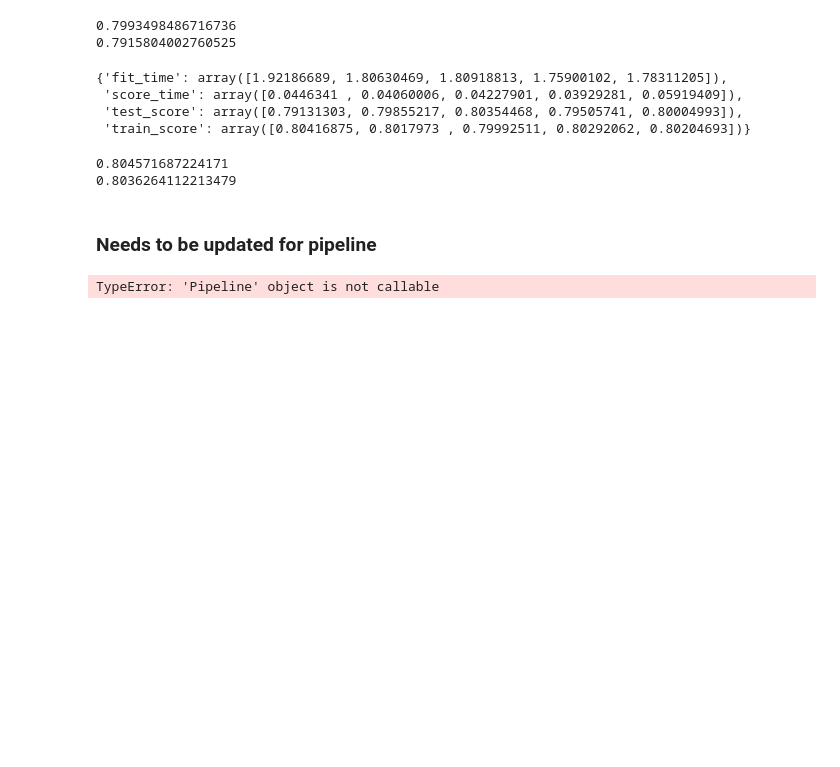
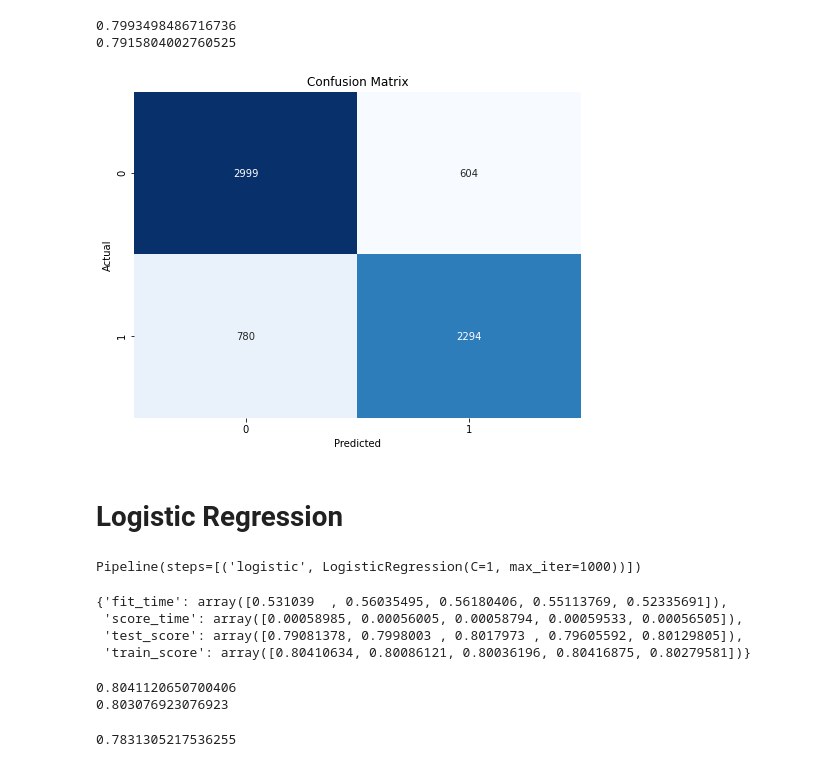
Before and after one commit to ramses02/Vaccines, a Jupyter notebook: main_notebook.ipynb, the cells around one changed output. Drawn from its saved outputs; the diff is of its cells as text; code cells hidden in the pictures; blank space fills up the shorter version.

```diff
--- a/main_notebook.ipynb
+++ b/main_notebook.ipynb
@@ -173,0 +192,14 @@ log_pipe = Pipeline(steps=[('ct', col_tr),
+# %%
+cm = confusion_matrix(y_test, tree_y_pred)
+
+# Create a heatmap to visualize the confusion matrix
+plt.figure(figsize=(8, 6))
+sns.heatmap(cm, annot=True, fmt="d", cmap="Blues", cbar=False)
+plt.xlabel("Predicted")
+plt.ylabel("Actual")
+plt.title("Confusion Matrix")
+plt.show()
+# %% [output]
+[figure, added]
+# %% [markdown]
+# Logistic Regression
@@ -174,11 +209,32 @@ log_pipe = Pipeline(steps=[('ct', col_tr),
+# %%
+from sklearn.model_selection import GridSearchCV
+
+log_pipe = Pipeline([
+    ('logistic', LogisticRegression(max_iter=1000))
+])
+
+
+param_grid = {'logistic__C': [0.001, 0.01, 0.1, 1, 10]}
+
+grid_search = GridSearchCV(log_pipe, param_grid, cv=5, scoring='f1')
+
+grid_search.fit(X_train_tr, y_train)
+
+best_C = grid_search.best_params_['logistic__C']
+best_f1_score = grid_search.best_score_
+
+final_model = Pipeline([
+    ('logistic', LogisticRegression(C=best_C, max_iter=1000))
+])
+final_model.fit(X_train_tr, y_train)
+# %% [output]
+Pipeline(steps=[('logistic', LogisticRegression(C=1, max_iter=1000))])
 # %%
-log_pipe.fit(X_train, y_train)
-
-cv_log_results = cross_validate(estimator=log_pipe, X=X_train, y=y_train, cv=5,
+cv_log_results = cross_validate(estimator= final_model, X=X_train_tr, y=y_train, cv=5,
                             return_train_score=True)
 cv_log_results
 # %% [output]
-{'fit_time': array([1.92186689, 1.80630469, 1.80918813, 1.75900102, 1.78311205]),
- 'score_time': array([0.0446341 , 0.04060006, 0.04227901, 0.03929281, 0.05919409]),
- 'test_score': array([0.79131303, 0.79855217, 0.80354468, 0.79505741, 0.80004993]),
- 'train_score': array([0.80416875, 0.8017973 , 0.79992511, 0.80292062, 0.80204693])}
+{'fit_time': array([0.531039  , 0.56035495, 0.56180406, 0.55113769, 0.52335691]),
+ 'score_time': array([0.00058985, 0.00056005, 0.00058794, 0.00059533, 0.00056505]),
+ 'test_score': array([0.79081378, 0.7998003 , 0.8017973 , 0.79605592, 0.80129805]),
+ 'train_score': array([0.80410634, 0.80086121, 0.80036196, 0.80416875, 0.80279581])}
@@ -188,28 +244,11 @@ log_y_pred = log_pipe.predict(X_test)
 # %%
-print(precision_score(y_train, log_y_train))
-print(precision_score(y_test, log_y_pred))
+print(precision_score(y_train, y_train_pred))
+print(precision_score(y_test, y_test_pred))
 # %% [output]
-0.804571687224171
-0.8036264112213479
+0.8041120650700406
+0.803076923076923
-# %% [markdown]
-### Needs to be updated for pipeline
-# %%
-C_values = [0.001, 0.01, 0.1, 1, 10]
-
-best_f1_score = 0
-best_C = None
-
-for C in C_values:
-    model = log_pipe(C=C, max_iter=1000)
-    model.fit(X_train, y_train)
-    y_pred = model.predict(X_test)
-    f1 = f1_score(y_test, y_pred)
-
-    if f1 > best_f1_score:
-        best_f1_score = f1
-        best_C = C
-# %% [output]
-TypeError: 'Pipeline' object is not callable
 # %%
-f1 = f1_score(y_test, y_pred)
+f1 = f1_score(y_test, y_test_pred)
 f1
+# %% [output]
+0.7831305217536255
```
Also changed, not shown: parts of 16 cells of this notebook.
